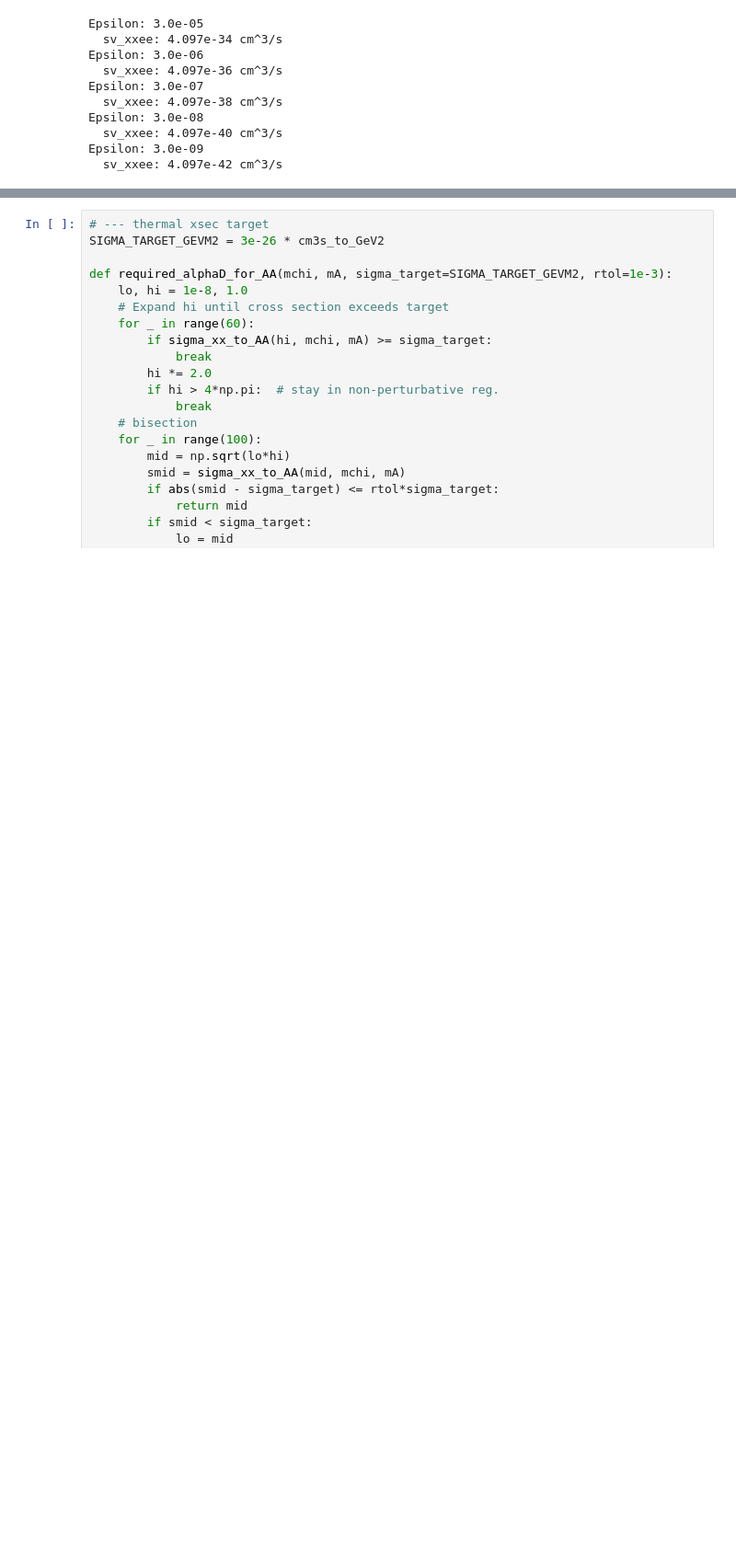
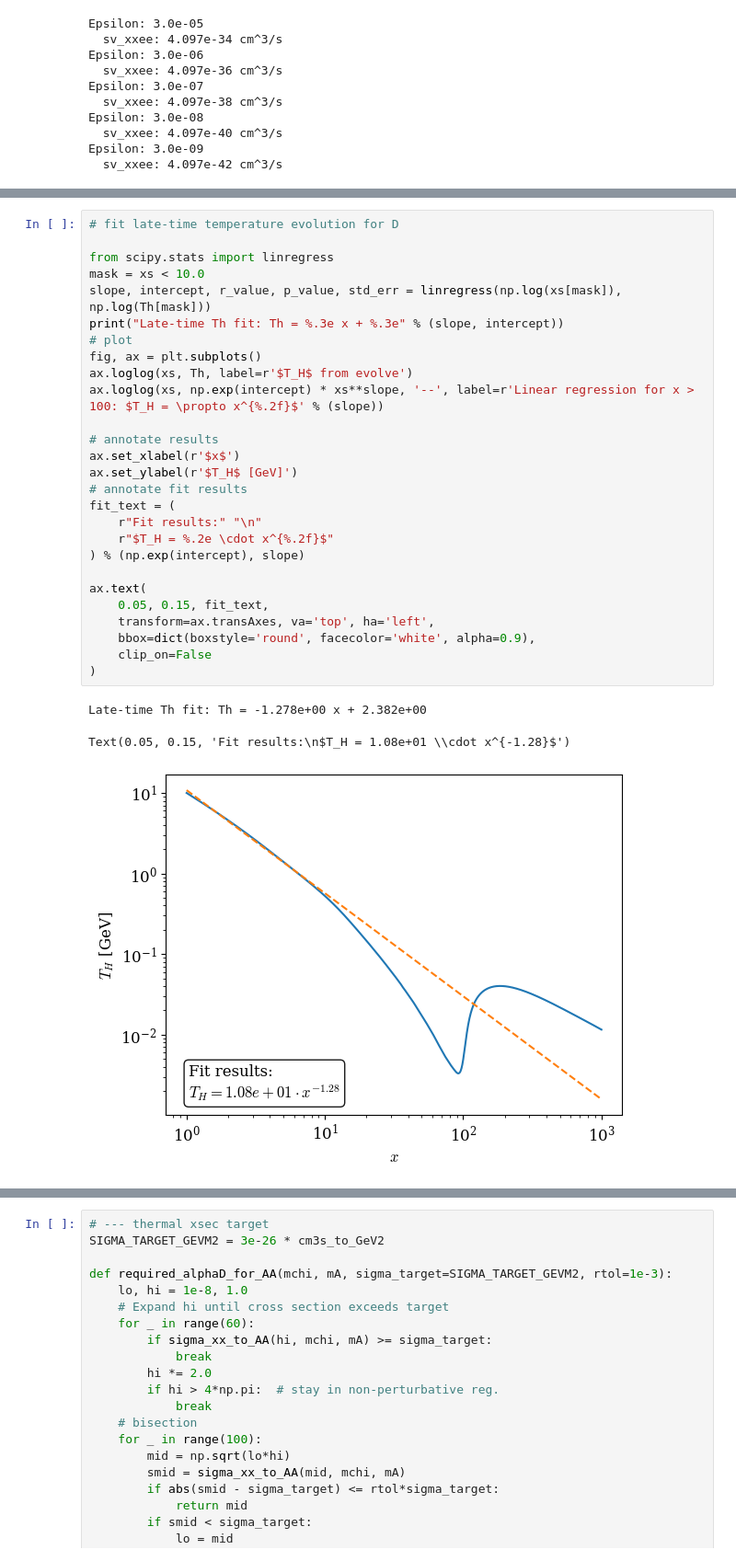
Before and after one commit to charlottemyers/darkphotons, a Jupyter notebook: dark_photon_freezeout_improved.ipynb, the cells around one changed output, grey strips where cells are left out. Shown: that part at 92% size. Saved outputs shown, nothing was run; the diff lists cells and outputs as text; blank space fills up the shorter version.

```diff
--- a/dark_photon_freezeout_improved.ipynb
+++ b/dark_photon_freezeout_improved.ipynb
@@ -1112,0 +1214,31 @@ plt.show()
+# %%
+# fit late-time temperature evolution for D
+
+from scipy.stats import linregress
+mask = xs < 10.0
+slope, intercept, r_value, p_value, std_err = linregress(np.log(xs[mask]), np.log(Th[mask]))
+print("Late-time Th fit: Th = %.3e x + %.3e" % (slope, intercept))
+# plot
+fig, ax = plt.subplots()
+ax.loglog(xs, Th, label=r'$T_H$ from evolve')
+ax.loglog(xs, np.exp(intercept) * xs**slope, '--', label=r'Linear regression for x > 100: $T_H = \propto x^{%.2f}$' % (slope))
+
+# annotate results
+ax.set_xlabel(r'$x$')
+ax.set_ylabel(r'$T_H$ [GeV]')
+# annotate fit results
+fit_text = (
+    r"Fit results:" "\n"
+    r"$T_H = %.2e \cdot x^{%.2f}$"
+) % (np.exp(intercept), slope)
+
+ax.text(
+    0.05, 0.15, fit_text,
+    transform=ax.transAxes, va='top', ha='left',
+    bbox=dict(boxstyle='round', facecolor='white', alpha=0.9),
+    clip_on=False
+)
+# %% [output]
+Late-time Th fit: Th = -1.278e+00 x + 2.382e+00
+Text(0.05, 0.15, 'Fit results:\n$T_H = 1.08e+01 \\cdot x^{-1.28}$')
+[figure, added]
```
Also changed, not shown: parts of 11 cells of this notebook, 3 other files.
